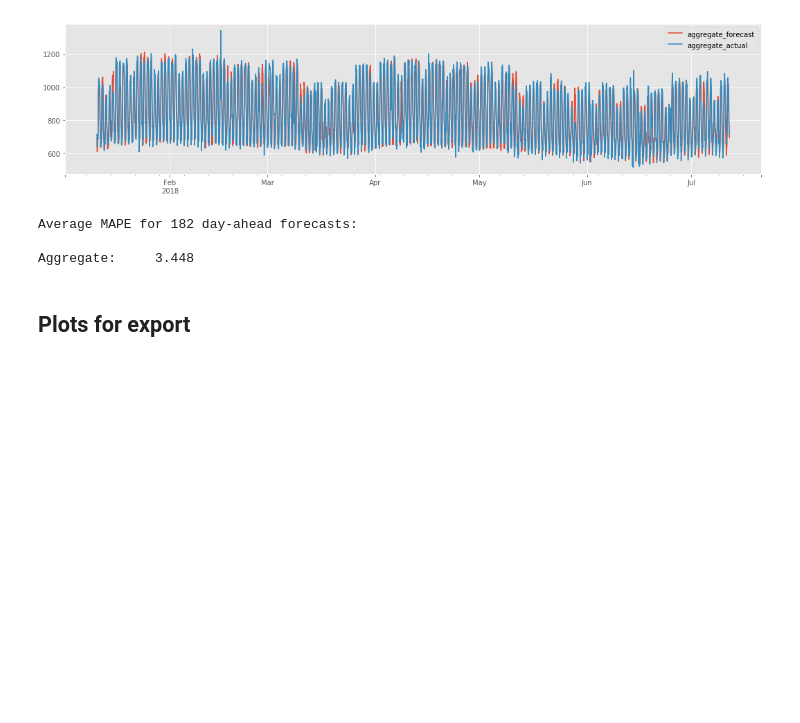
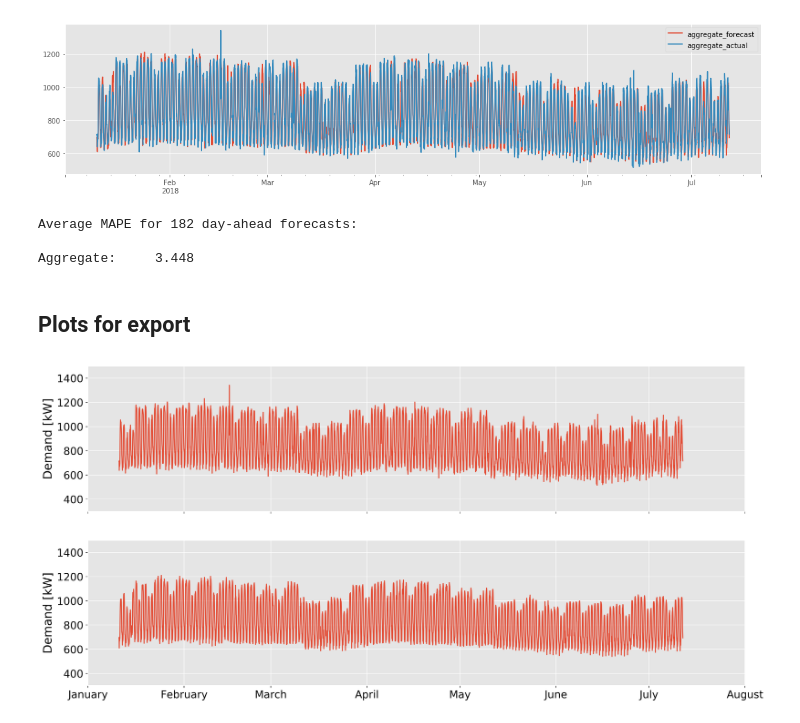
Before and after one commit to kevinkoste/university-load-forecasting, a Jupyter notebook: prediction/SARIMA.ipynb, the cells around one changed output. Drawn from its saved outputs; the diff is of its cells as text; code cells hidden in the pictures; blank space fills up the shorter version.

```diff
--- a/prediction/SARIMA.ipynb
+++ b/prediction/SARIMA.ipynb
@@ -198,0 +197,21 @@ results['cluster3_forecast'].plot()
+# %%
+fig, [ax1,ax2] = plt.subplots(nrows=2,ncols=1,figsize=(18,9),dpi=400,sharex=True)
+
+ax1.plot(results.index,results['aggregate_actual'].values)
+ax1.set_ylabel('Demand [kW]',color='k',size=18)
+ax1.set_ylim(300,1500)
+ax1.tick_params(axis='y',colors='k',labelsize=16)
+
+ax2.plot(results.index,results['aggregate_forecast'].values)
+ax2.set_ylabel('Demand [kW]',color='k',size=18)
+ax2.set_ylim(300,1500)
+ax2.tick_params(axis='y',colors='k',labelsize=16)
+
+ax2.set_xlim(736695, 736907)
+x_tick_labels = ['January','February','March','April','May','June','July','August']
+ax2.set_xticklabels(x_tick_labels)
+ax2.tick_params(axis='x',colors='k',labelsize=16)
+
+# fig.savefig('../figures/transform_comparison.png', bbox_inches='tight')
+# %% [output]
+[figure, added]
```
Also changed, not shown: parts of 3 cells of this notebook, 3 other files.
